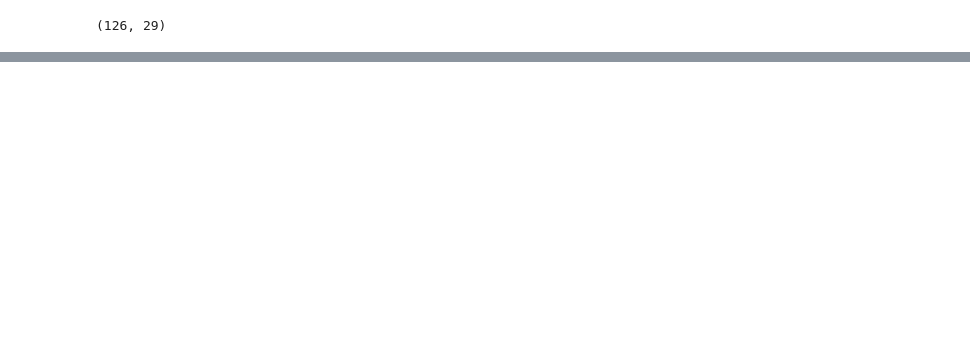
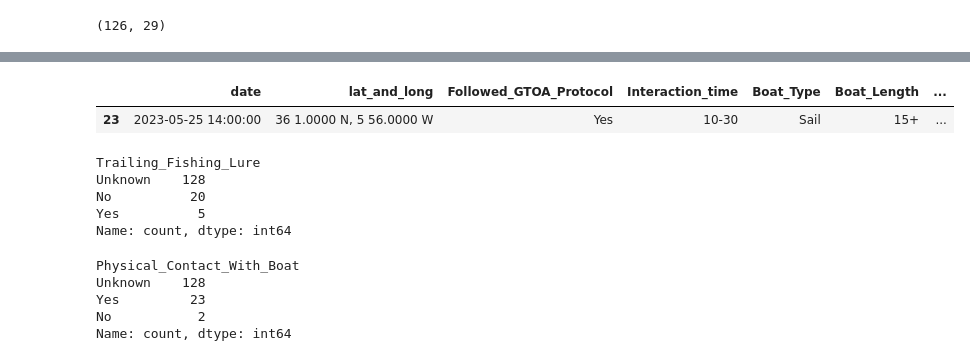
Before and after one commit to Jacobomb/Orca-interactions-in-the-Iberian-Peninsula, a Jupyter notebook: notebooks/2.DataCleaning.ipynb, the cells around one changed output, grey strips where cells are left out. Saved outputs shown, nothing was run; the diff lists cells and outputs as text; code cells hidden in the pictures; blank space fills up the shorter version.

```diff
--- a/notebooks/2.DataCleaning.ipynb
+++ b/notebooks/2.DataCleaning.ipynb
@@ -658,0 +794,13 @@ df_copia
+# %%
+# Otra vez toca mover desde la columna 'Rudder' 2 posiciones a la derecha y luego cambiar los valores de la mencionada columna y 'Motoring_or_Sailing' o 'Unknown'
+
+# Indice de la fila que queremos alterar
+index_to_shift = 19
+
+# Cogemos el indice de la columna 'Wind_Speed_Beaufort'
+rudder_column_index = df.columns.get_loc('Rudder')
+
+# Usamos la función shift para la fila en particular y desde 'Wind_Speed_Beaufort' en adelante
+df.iloc[index_to_shift, rudder_column_index:] = df.iloc[index_to_shift, rudder_column_index:].shift(2)
+
+print(df.iloc[index_to_shift])
@@ -658,0 +825,7 @@ df_copia
+# %%
+# Cambiamos mencionadas columnas y ejecutamos value_counts()
+
+df.loc[19, 'Rudder'] = 'Unknown'
+df.loc[19, 'Motoring_or_Sailing'] = 'Unknown'
+
+df.Rudder.value_counts()
@@ -658,0 +843,6 @@ df_copia
+# %%
+# Quedan dos más, vamos con 'Yes'
+df[df.Rudder == 'Yes']
+# %% [output]
+|  | date | lat_and_long | Followed_GTOA_Protocol | Interaction_time | Boat_Type | Boat_Length | ... |
+| 23 | 2023-05-25 14:00:00 | 36 1.0000 N, 5 56.0000 W | Yes | 10-30 | Sail | 15+ | ... |
@@ -658,0 +855,16 @@ df_copia
+# %%
+df.Trailing_Fishing_Lure.value_counts()
+# %% [output]
+Trailing_Fishing_Lure
+Unknown    128
+No          20
+Yes          5
+Name: count, dtype: int64
+# %%
+df.Physical_Contact_With_Boat.value_counts()
+# %% [output]
+Physical_Contact_With_Boat
+Unknown    128
+Yes         23
+No           2
+Name: count, dtype: int64
```
Also changed, not shown: parts of 26 cells of this notebook.
